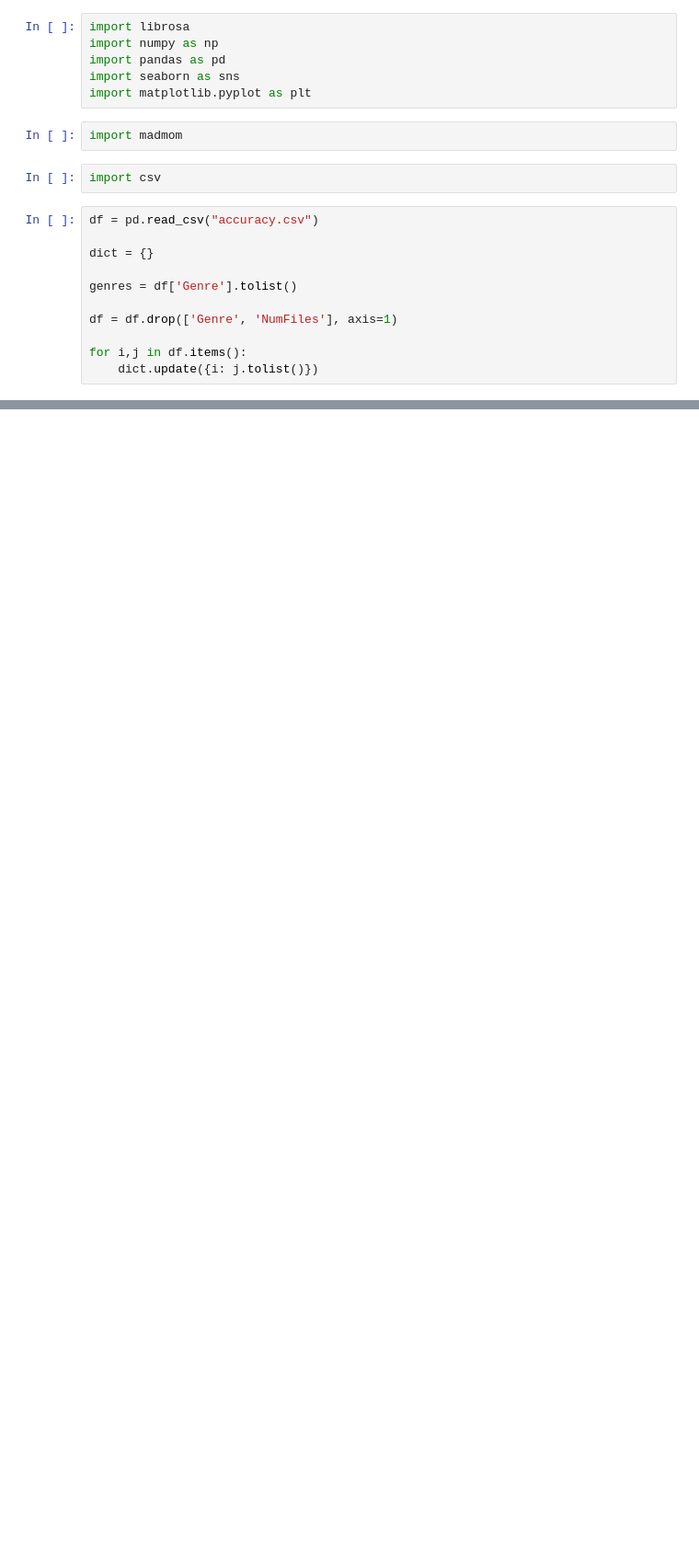
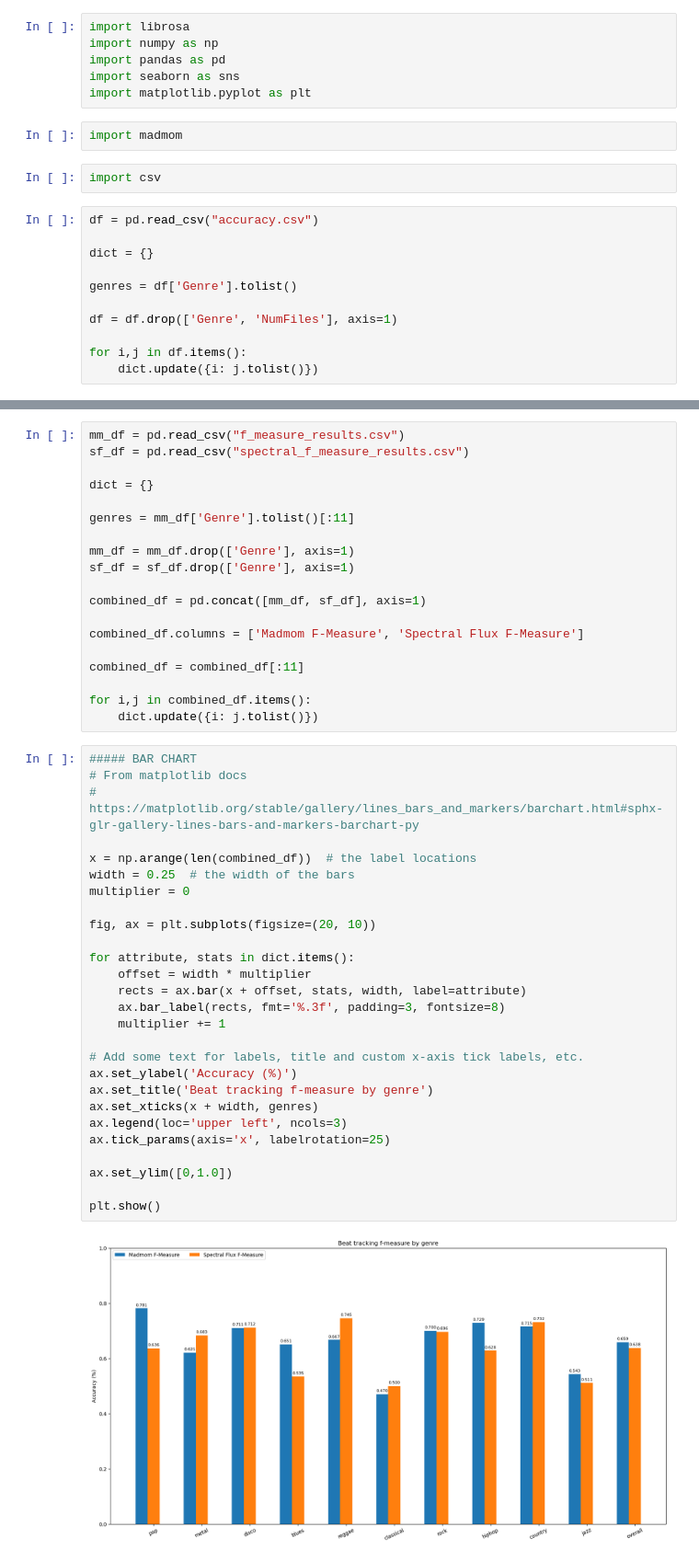
Before and after one commit to Keeelan/csc475_beat_tracking, a Jupyter notebook: Jeet/Jeetbook.ipynb, the cells around one changed output, grey strips where cells are left out. Shown: that part at 92% size. Saved outputs shown, nothing was run; the diff lists cells and outputs as text; blank space fills up the shorter version.

```diff
--- a/Jeet/Jeetbook.ipynb
+++ b/Jeet/Jeetbook.ipynb
@@ -47,0 +49,48 @@ plt.show()
+# %%
+mm_df = pd.read_csv("f_measure_results.csv")
+sf_df = pd.read_csv("spectral_f_measure_results.csv")
+
+dict = {}
+
+genres = mm_df['Genre'].tolist()[:11]
+
+mm_df = mm_df.drop(['Genre'], axis=1)
+sf_df = sf_df.drop(['Genre'], axis=1)
+
+combined_df = pd.concat([mm_df, sf_df], axis=1)
+
+combined_df.columns = ['Madmom F-Measure', 'Spectral Flux F-Measure']
+
+combined_df = combined_df[:11]
+
+for i,j in combined_df.items():
+    dict.update({i: j.tolist()})
+# %%
+##### BAR CHART
+# From matplotlib docs
+# https://matplotlib.org/stable/gallery/lines_bars_and_markers/barchart.html#sphx-glr-gallery-lines-bars-and-markers-barchart-py
+
+x = np.arange(len(combined_df))  # the label locations
+width = 0.25  # the width of the bars
+multiplier = 0
+
+fig, ax = plt.subplots(figsize=(20, 10))
+
+for attribute, stats in dict.items():
+    offset = width * multiplier
+    rects = ax.bar(x + offset, stats, width, label=attribute)
+    ax.bar_label(rects, fmt='%.3f', padding=3, fontsize=8)
+    multiplier += 1
+
+# Add some text for labels, title and custom x-axis tick labels, etc.
+ax.set_ylabel('Accuracy (%)')
+ax.set_title('Beat tracking f-measure by genre')
+ax.set_xticks(x + width, genres)
+ax.legend(loc='upper left', ncols=3)
+ax.tick_params(axis='x', labelrotation=25)
+
+ax.set_ylim([0,1.0])
+
+plt.show()
+# %% [output]
+[figure, added]
```
Also changed, not shown: parts of 1 cell of this notebook, 4 other files.
